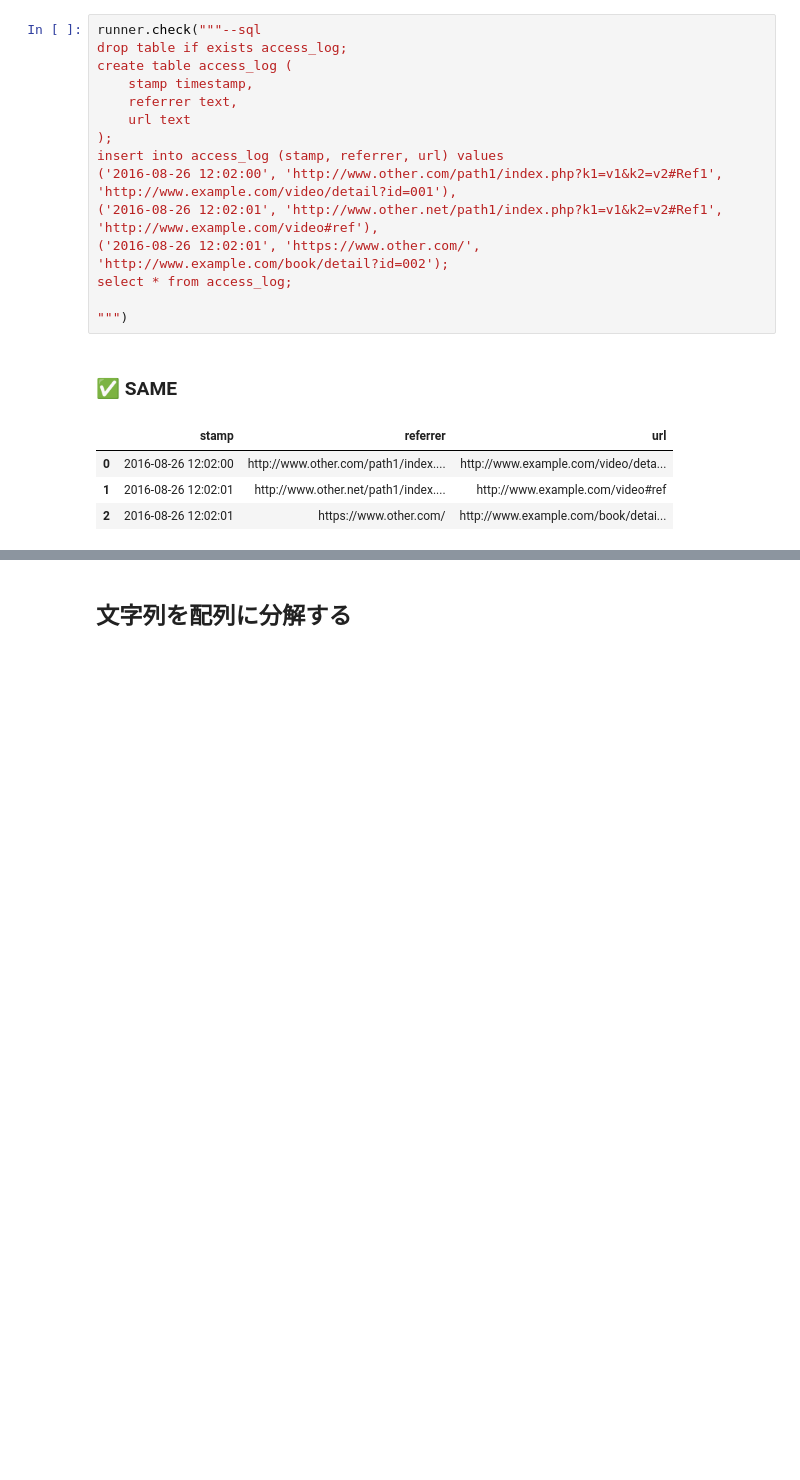
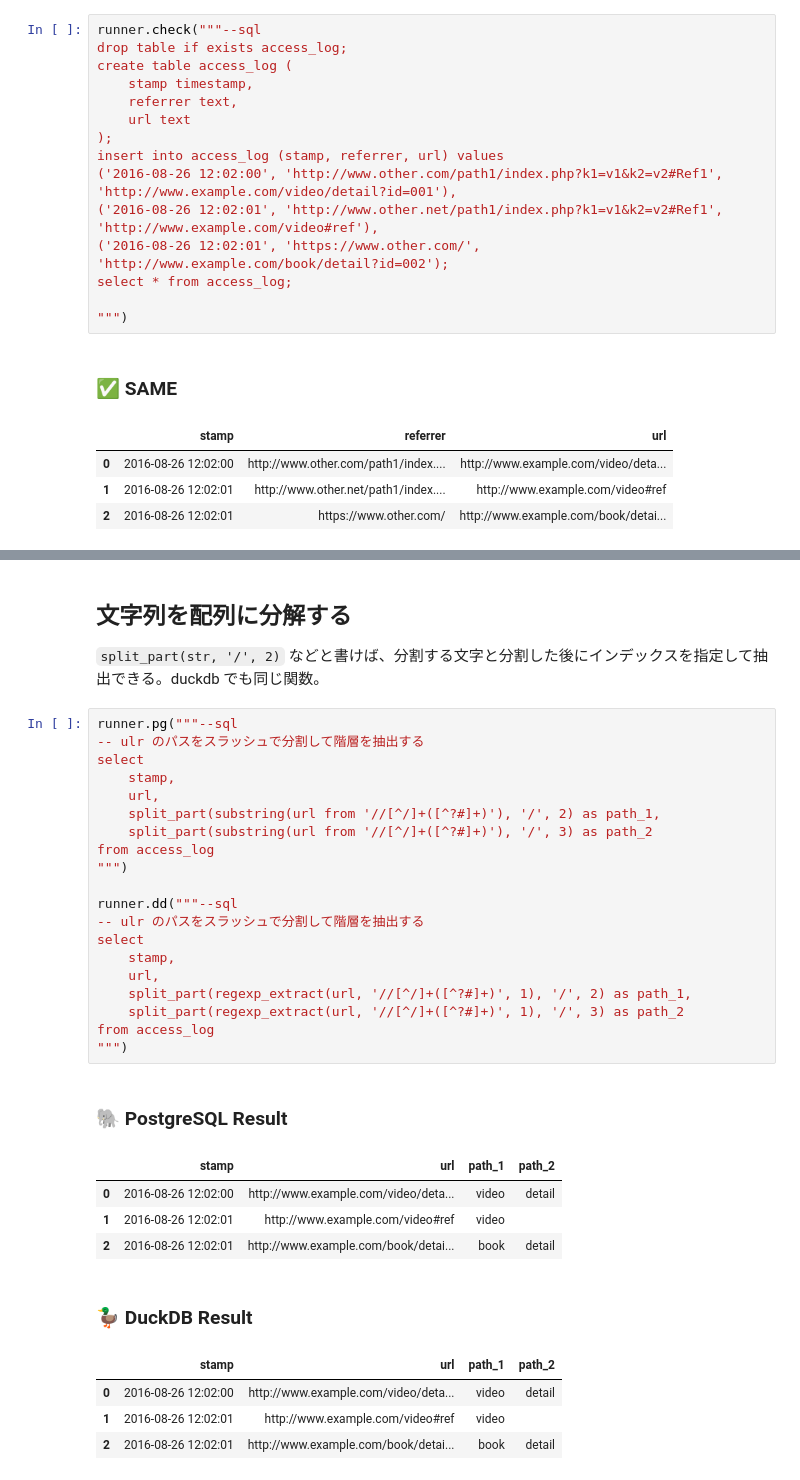
Before and after one commit to AtsushiEGW/sql_training, a Jupyter notebook: learning/bigdata_sql.ipynb, the cells around one changed output, grey strips where cells are left out. Saved outputs shown, nothing was run; the diff lists cells and outputs as text; blank space fills up the shorter version.

```diff
--- a/learning/bigdata_sql.ipynb
+++ b/learning/bigdata_sql.ipynb
@@ -94,3 +97,36 @@ from access_log
 | 2 | 2016-08-26 12:02:01 | https://www.other.com/ | http://www.example.com/book/detai... | www.other.com | /book/detail | 002 |
 # %% [markdown]
 ## 文字列を配列に分解する
+
+`split_part(str, '/', 2)` などと書けば、分割する文字と分割した後にインデックスを指定して抽出できる。duckdb でも同じ関数。
+# %%
+runner.pg("""--sql
+-- ulr のパスをスラッシュで分割して階層を抽出する
+select
+    stamp,
+    url,
+    split_part(substring(url from '//[^/]+([^?#]+)'), '/', 2) as path_1,
+    split_part(substring(url from '//[^/]+([^?#]+)'), '/', 3) as path_2
+from access_log
+""")
+
+runner.dd("""--sql
+-- ulr のパスをスラッシュで分割して階層を抽出する
+select
+    stamp,
+    url,
+    split_part(regexp_extract(url, '//[^/]+([^?#]+)', 1), '/', 2) as path_1,
+    split_part(regexp_extract(url, '//[^/]+([^?#]+)', 1), '/', 3) as path_2
+from access_log
+""")
+# %% [output]
+### 🐘 PostgreSQL Result
+|  | stamp | url | path_1 | path_2 |
+| 0 | 2016-08-26 12:02:00 | http://www.example.com/video/deta... | video | detail |
+| 1 | 2016-08-26 12:02:01 | http://www.example.com/video#ref | video |  |
+| 2 | 2016-08-26 12:02:01 | http://www.example.com/book/detai... | book | detail |
+### 🦆 DuckDB Result
+|  | stamp | url | path_1 | path_2 |
+| 0 | 2016-08-26 12:02:00 | http://www.example.com/video/deta... | video | detail |
+| 1 | 2016-08-26 12:02:01 | http://www.example.com/video#ref | video |  |
+| 2 | 2016-08-26 12:02:01 | http://www.example.com/book/detai... | book | detail |
```
Also changed, not shown: parts of 9 cells of this notebook.
